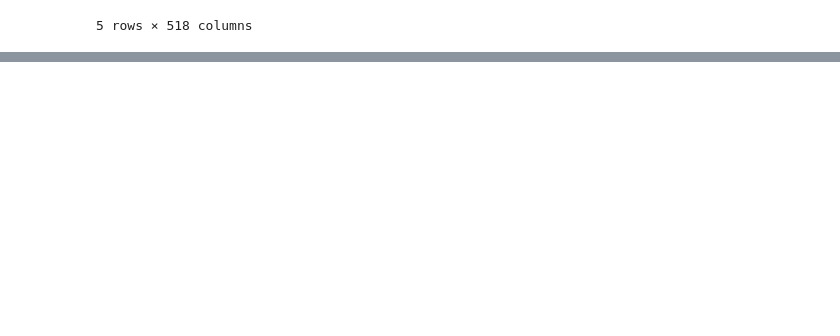
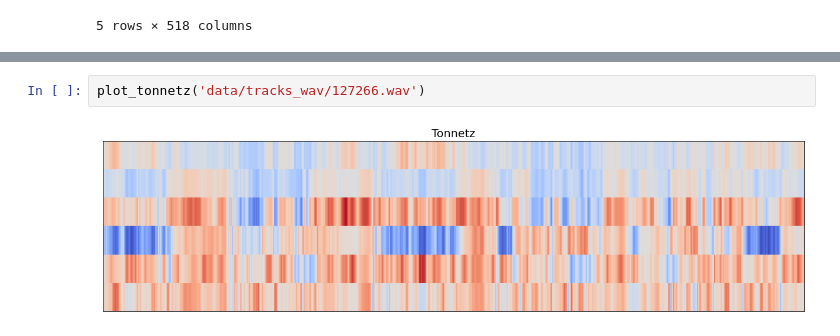
Before and after one commit to ThetaRangers/ML, a Jupyter notebook: test.ipynb, the cells around one changed output, grey strips where cells are left out. Cells and saved outputs as stored; diff of their text form; blank space fills up the shorter version.

```diff
--- a/test.ipynb
+++ b/test.ipynb
@@ -184,0 +163,4 @@ plot_tempogram('data/tracks/000459.mp3')
+# %%
+plot_tonnetz('data/tracks_wav/127266.wav')
+# %% [output]
+[figure, added]
```
Also changed, not shown: parts of 10 cells of this notebook, 3 other files.
